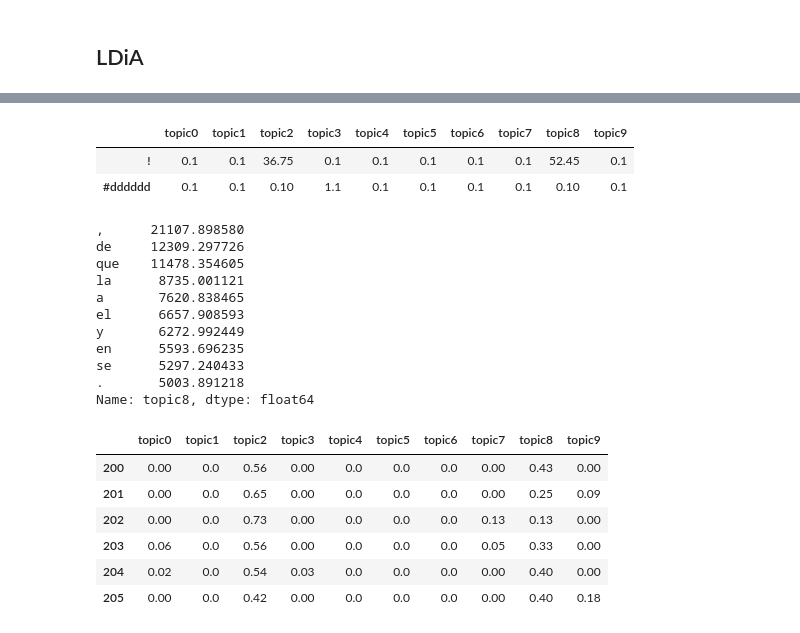
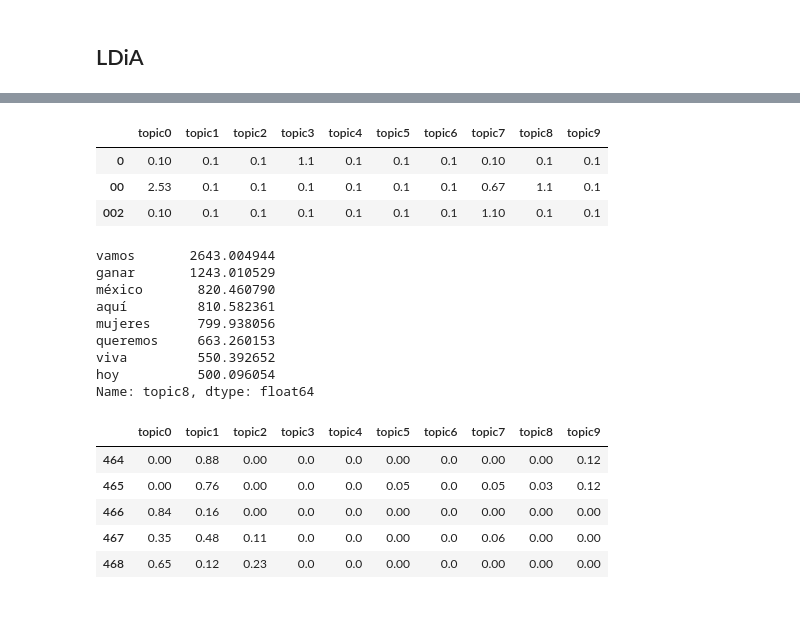
Before and after one commit to ramirezfranco/TMProject, a Jupyter notebook: PCA.ipynb, the cells around one changed output, grey strips where cells are left out. Cells and saved outputs as stored; diff of their text form; code cells hidden in the pictures.

```diff
--- a/PCA.ipynb
+++ b/PCA.ipynb
@@ -167,39 +170,37 @@ ldia = LDiA(n_components=10, learning_method='batch')
 ldia = ldia.fit(bow_docs)
 
 components = pd.DataFrame(ldia.components_.T, index=terms, columns=columns)
-components.round(2).head(2)
+components.round(2).head(3)
 # %% [output]
 |  | topic0 | topic1 | topic2 | topic3 | topic4 | topic5 | topic6 | topic7 | topic8 | topic9 |
-| ! | 0.1 | 0.1 | 36.75 | 0.1 | 0.1 | 0.1 | 0.1 | 0.1 | 52.45 | 0.1 |
-| #dddddd | 0.1 | 0.1 | 0.10 | 1.1 | 0.1 | 0.1 | 0.1 | 0.1 | 0.10 | 0.1 |
+| 0 | 0.10 | 0.1 | 0.1 | 1.1 | 0.1 | 0.1 | 0.1 | 0.10 | 0.1 | 0.1 |
+| 00 | 2.53 | 0.1 | 0.1 | 0.1 | 0.1 | 0.1 | 0.1 | 0.67 | 1.1 | 0.1 |
+| 002 | 0.10 | 0.1 | 0.1 | 0.1 | 0.1 | 0.1 | 0.1 | 1.10 | 0.1 | 0.1 |
 # %%
-components.topic8.sort_values(ascending=False)[:10]
+components.topic8.sort_values(ascending=False)[:8]
 # %% [output]
-,      21107.898580
-de     12309.297726
-que    11478.354605
-la      8735.001121
-a       7620.838465
-el      6657.908593
-y       6272.992449
-en      5593.696235
-se      5297.240433
-.       5003.891218
+vamos       2643.004944
+ganar       1243.010529
+méxico       820.460790
+aquí         810.582361
+mujeres      799.938056
+queremos     663.260153
+viva         550.392652
+hoy          500.096054
 Name: topic8, dtype: float64
 # %%
 ldia10_topic_vectors = ldia.transform(bow_docs)
 ldia10_topic_vectors = pd.DataFrame(ldia10_topic_vectors, columns=columns)
 #ldia10_topic_vectors.round(2).head()
 #which candidate. Currently: anaya
-ldia10_topic_vectors.round(2).iloc[200:206]
+ldia10_topic_vectors.round(2).iloc[-5:]
 # %% [output]
 |  | topic0 | topic1 | topic2 | topic3 | topic4 | topic5 | topic6 | topic7 | topic8 | topic9 |
-| 200 | 0.00 | 0.0 | 0.56 | 0.00 | 0.0 | 0.0 | 0.0 | 0.00 | 0.43 | 0.00 |
-| 201 | 0.00 | 0.0 | 0.65 | 0.00 | 0.0 | 0.0 | 0.0 | 0.00 | 0.25 | 0.09 |
-| 202 | 0.00 | 0.0 | 0.73 | 0.00 | 0.0 | 0.0 | 0.0 | 0.13 | 0.13 | 0.00 |
-| 203 | 0.06 | 0.0 | 0.56 | 0.00 | 0.0 | 0.0 | 0.0 | 0.05 | 0.33 | 0.00 |
-| 204 | 0.02 | 0.0 | 0.54 | 0.03 | 0.0 | 0.0 | 0.0 | 0.00 | 0.40 | 0.00 |
-| 205 | 0.00 | 0.0 | 0.42 | 0.00 | 0.0 | 0.0 | 0.0 | 0.00 | 0.40 | 0.18 |
+| 464 | 0.00 | 0.88 | 0.00 | 0.0 | 0.0 | 0.00 | 0.0 | 0.00 | 0.00 | 0.12 |
+| 465 | 0.00 | 0.76 | 0.00 | 0.0 | 0.0 | 0.05 | 0.0 | 0.05 | 0.03 | 0.12 |
+| 466 | 0.84 | 0.16 | 0.00 | 0.0 | 0.0 | 0.00 | 0.0 | 0.00 | 0.00 | 0.00 |
+| 467 | 0.35 | 0.48 | 0.11 | 0.0 | 0.0 | 0.00 | 0.0 | 0.06 | 0.00 | 0.00 |
+| 468 | 0.65 | 0.12 | 0.23 | 0.0 | 0.0 | 0.00 | 0.0 | 0.00 | 0.00 | 0.00 |
 # %%
 X_train, X_test, y_train, y_test = train_test_split(ldia10_topic_vectors, speeches.outcome,
     test_size=0.5, random_state=271828)
```
Also changed, not shown: parts of 20 cells of this notebook.
